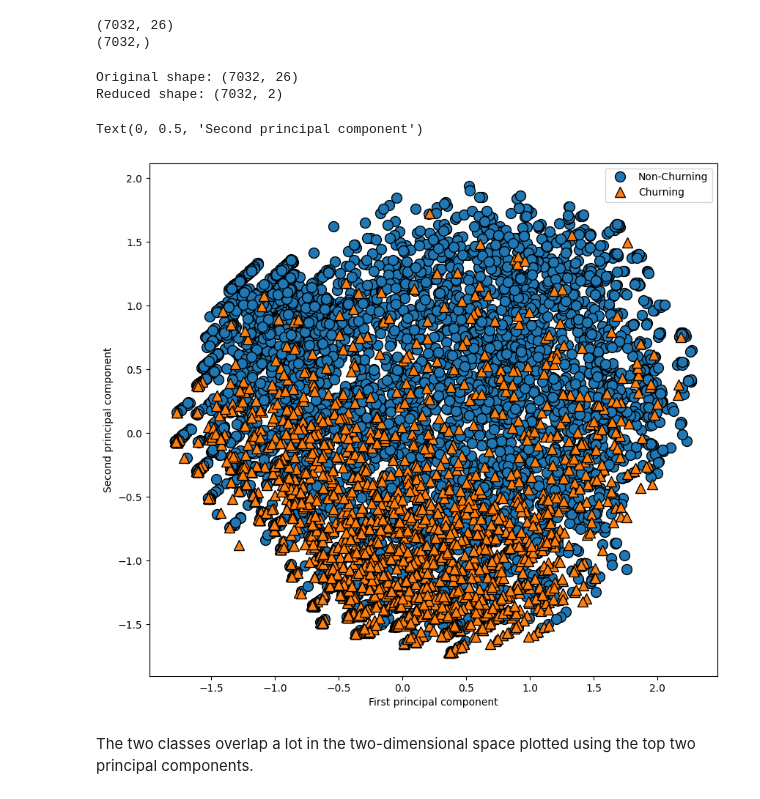
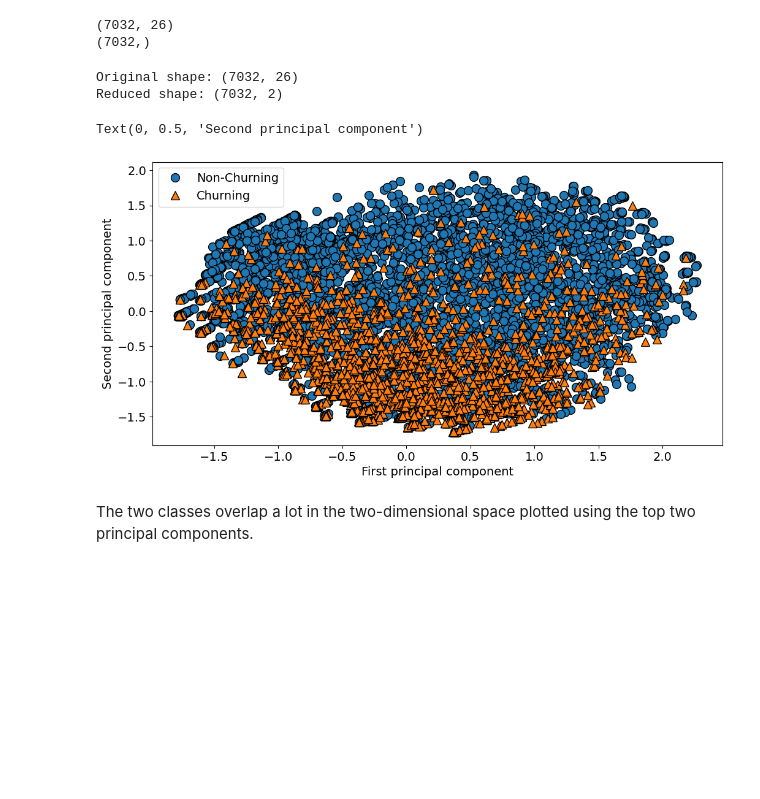
Before and after one commit to edab96/AI-and-Robotics-Project, a Jupyter notebook: Churn_Prediction.ipynb, the cells around one changed output. Drawn from its saved outputs; the diff is of its cells as text; code cells hidden in the pictures; blank space fills up the shorter version.

Commit message:
Polished graphs in both Notebooks

```diff
--- a/Churn_Prediction.ipynb
+++ b/Churn_Prediction.ipynb
@@ -326,27 +344,27 @@ print(y.shape)
 # %%
 from sklearn.decomposition import PCA
 from matplotlib import pyplot as plt
 import mglearn
 
 pca = PCA(n_components=2).fit(X)
 
 
 X_pca = pca.transform(X)
 print("Original shape: {}".format(str(X.shape)))
 print("Reduced shape: {}".format(str(X_pca.shape)))
 
 plt.style.use("default")
-plt.figure(figsize=(10, 10))
+plt.rcParams.update({'font.size': 14})
+plt.figure(figsize=(12, 6))
 mglearn.discrete_scatter(X_pca[:, 0], X_pca[:, 1], y)
 plt.legend(["Non-Churning", "Churning"], loc="best")
-plt.gca().set_aspect("equal")
 plt.xlabel("First principal component")
 plt.ylabel("Second principal component")
 # %% [output]
 Original shape: (7032, 26)
 Reduced shape: (7032, 2)
 Text(0, 0.5, 'Second principal component')
-[figure, old version]
+[figure, new version]
 # %% [markdown]
 The two classes overlap a lot in the two-dimensional space plotted using the top two principal components.
 # %% [markdown]
```
Also changed, not shown: parts of 1 cell of this notebook, 1 other file.
